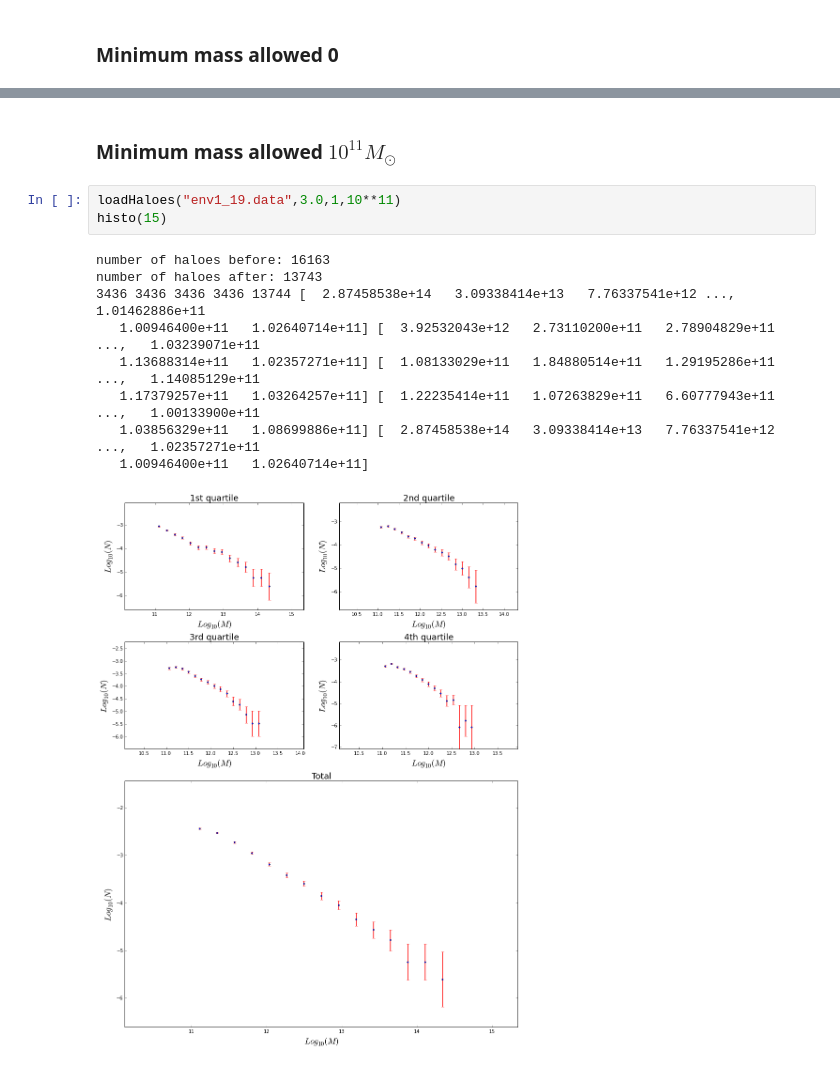
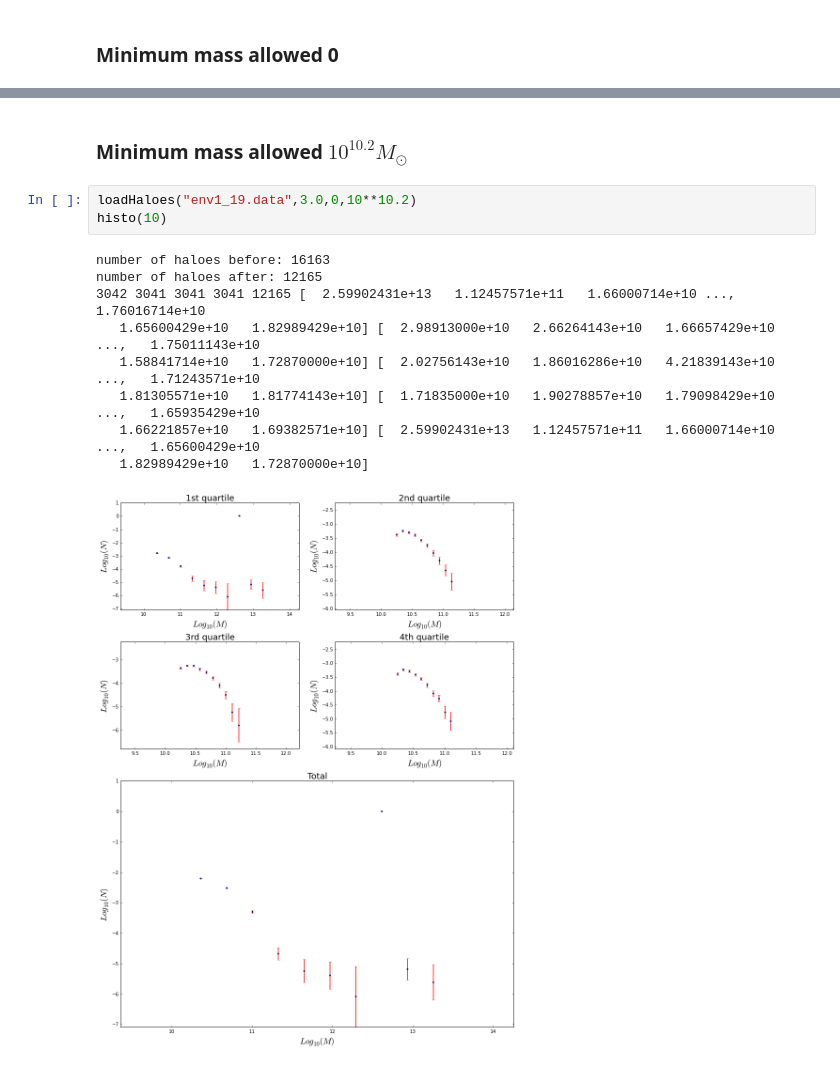
Before and after one commit to jdprada1760/Cornell_Summer, a Jupyter notebook: Illustris_Run/Code/Illustris quartiles.ipynb, the cells around one changed output, grey strips where cells are left out. Saved outputs shown, nothing was run; the diff lists cells and outputs as text.

```diff
--- a/Illustris_Run/Code/Illustris quartiles.ipynb
+++ b/Illustris_Run/Code/Illustris quartiles.ipynb
@@ -161,16 +161,16 @@ number of haloes after: 16147
 # %% [markdown]
-### Minimum mass allowed $10^{11} M_{\odot}$
+### Minimum mass allowed $10^{10.2} M_{\odot}$
 # %%
-loadHaloes("env1_19.data",3.0,1,10**11)
-histo(15)
+loadHaloes("env1_19.data",3.0,0,10**10.2)
+histo(10)
 # %% [output]
 number of haloes before: 16163
-number of haloes after: 13743
-3436 3436 3436 3436 13744 [  2.87458538e+14   3.09338414e+13   7.76337541e+12 ...,   1.01462886e+11
-   1.00946400e+11   1.02640714e+11] [  3.92532043e+12   2.73110200e+11   2.78904829e+11 ...,   1.03239071e+11
-   1.13688314e+11   1.02357271e+11] [  1.08133029e+11   1.84880514e+11   1.29195286e+11 ...,   1.14085129e+11
-   1.17379257e+11   1.03264257e+11] [  1.22235414e+11   1.07263829e+11   6.60777943e+11 ...,   1.00133900e+11
-   1.03856329e+11   1.08699886e+11] [  2.87458538e+14   3.09338414e+13   7.76337541e+12 ...,   1.02357271e+11
-   1.00946400e+11   1.02640714e+11]
+number of haloes after: 12165
+3042 3041 3041 3041 12165 [  2.59902431e+13   1.12457571e+11   1.66000714e+10 ...,   1.76016714e+10
+   1.65600429e+10   1.82989429e+10] [  2.98913000e+10   2.66264143e+10   1.66657429e+10 ...,   1.75011143e+10
+   1.58841714e+10   1.72870000e+10] [  2.02756143e+10   1.86016286e+10   4.21839143e+10 ...,   1.71243571e+10
+   1.81305571e+10   1.81774143e+10] [  1.71835000e+10   1.90278857e+10   1.79098429e+10 ...,   1.65935429e+10
+   1.66221857e+10   1.69382571e+10] [  2.59902431e+13   1.12457571e+11   1.66000714e+10 ...,   1.65600429e+10
+   1.82989429e+10   1.72870000e+10]
-[figure, old version]
+[figure, new version]
 # %%
```
Also changed, not shown: parts of 6 cells of this notebook.
